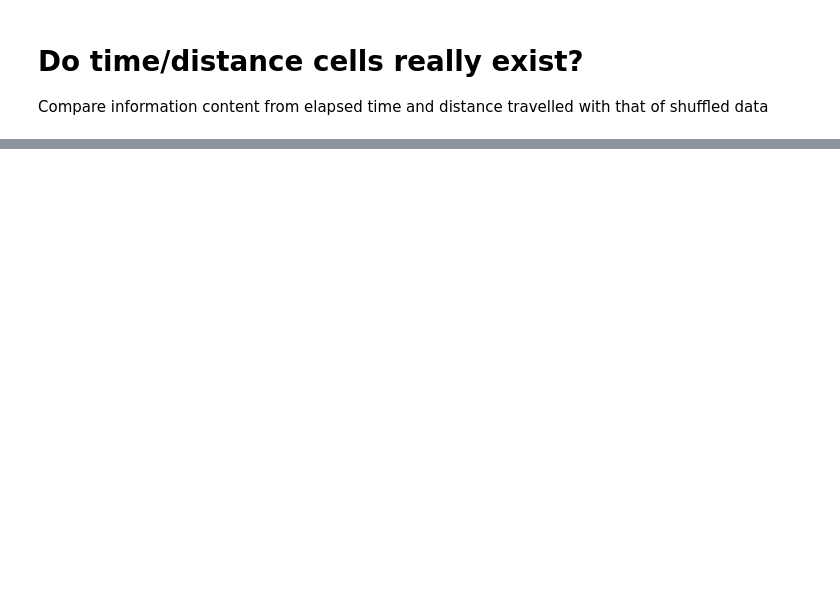
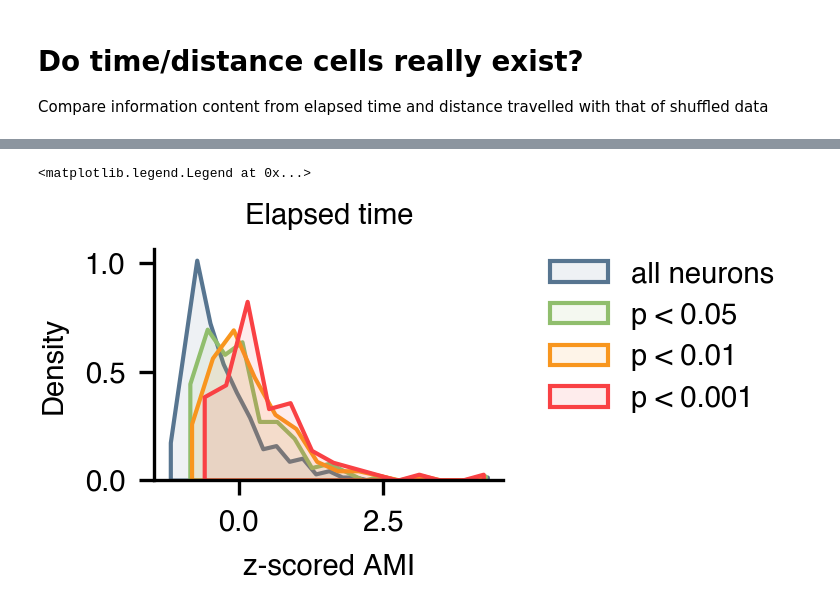
Before and after one commit to etterguillaume/PyCaAn, a Jupyter notebook: time_distance_significance.ipynb, the cells around one changed output, grey strips where cells are left out. Cells and saved outputs as stored; diff of their text form; code cells hidden in the pictures; blank space fills up the shorter version.

```diff
--- a/time_distance_significance.ipynb
+++ b/time_distance_significance.ipynb
@@ -75,3 +101,35 @@ plt.legend(bbox_to_anchor=(1.1, 1), loc='upper left', borderaxespad=0)
+# %%
+sns.histplot((AMI-np.mean(shuffled_AMI,axis=0))/np.std(shuffled_AMI,axis=0),
+             stat='density',
+             element='poly',
+             alpha=.1,
+             label='all neurons',
+             color='C0')
+sns.histplot((AMI[p_value<0.05]-np.mean(shuffled_AMI,axis=0)[p_value<0.05])/np.std(shuffled_AMI,axis=0)[p_value<0.05],
+             stat='density',
+             element='poly',
+             alpha=.1,
+             label='p < 0.05',
+             color='C2')
+sns.histplot((AMI[p_value<0.01]-np.mean(shuffled_AMI,axis=0)[p_value<0.01])/np.std(shuffled_AMI,axis=0)[p_value<0.01],
+             stat='density',
+             element='poly',
+             alpha=.1,
+             label='p < 0.01',
+             color='C4')
+sns.histplot((AMI[p_value<0.001]-np.mean(shuffled_AMI,axis=0)[p_value<0.001])/np.std(shuffled_AMI,axis=0)[p_value<0.001],
+             stat='density',
+             element='poly',
+             alpha=.1,
+             label='p < 0.001',
+             color='C6')
+#plt.xscale('log')
+plt.title('Elapsed time')
+plt.xlabel('z-scored AMI')
+plt.legend(bbox_to_anchor=(1.1, 1), loc='upper left', borderaxespad=0)
+# %% [output]
+<matplotlib.legend.Legend at 0x...>
+[figure, added]
 # %%
 # Temporal coding with or without tones
 plt.figure(figsize=(.5,1))
```
Also changed, not shown: parts of 9 cells of this notebook.
